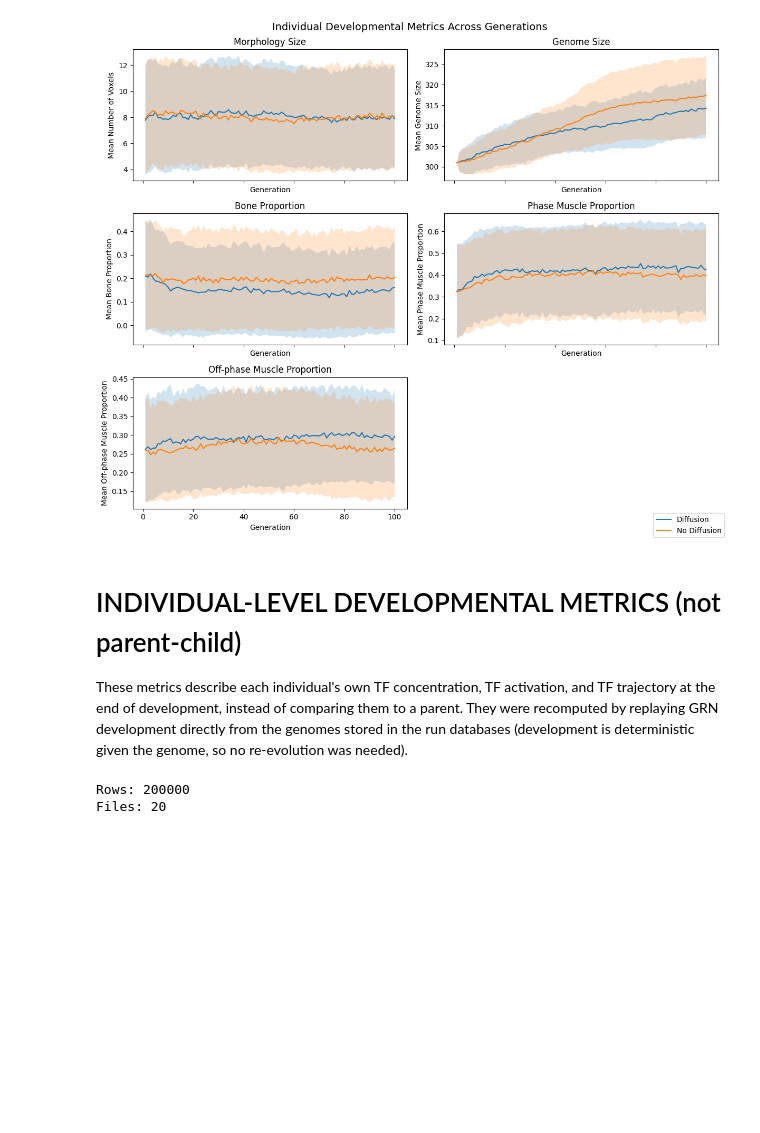
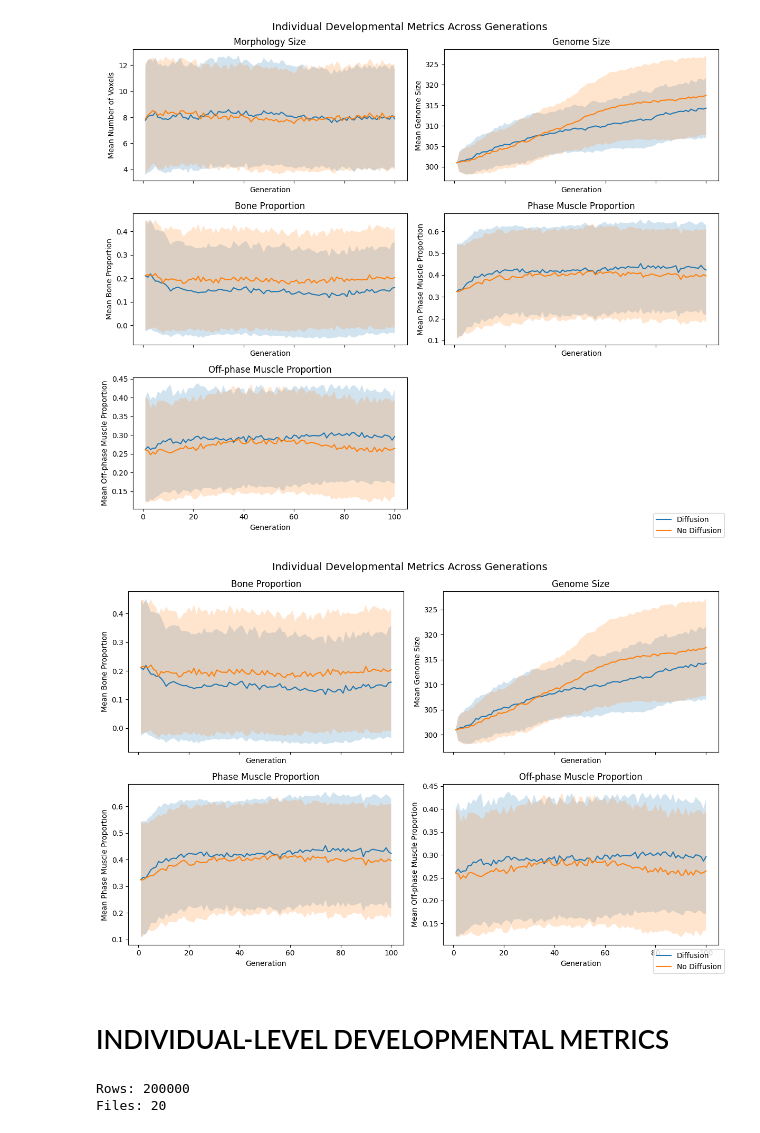
Before and after one commit to angel-a5/evogym-GRN-metrics, a Jupyter notebook: thesisMetrics.ipynb, the cells around one changed output. Cells and saved outputs as stored; diff of their text form; code cells hidden in the pictures; blank space fills up the shorter version.

```diff
--- a/thesisMetrics.ipynb
+++ b/thesisMetrics.ipynb
@@ -1242,10 +816,54 @@ plt.tight_layout()
 plt.show()
 # %% [output]
 [figure]
+# %%
+pure_metrics = [
+    ("bone_prop", "Bone Proportion", "Mean Bone Proportion"),
+    ("genome_size", "Genome Size", "Mean Genome Size"),
+    ("phase_muscle_prop", "Phase Muscle Proportion", "Mean Phase Muscle Proportion"),
+    ("offphase_muscle_prop", "Off-phase Muscle Proportion", "Mean Off-phase Muscle Proportion"),
+]
+
+summary = (
+    robot_data
+    .groupby(["condition", "born_generation"])
+    .agg({metric: ["mean", "std"] for metric, _, _ in pure_metrics})
+    .reset_index()
+)
+
+summary.columns = [
+    "_".join(col).strip("_") if isinstance(col, tuple) else col
+    for col in summary.columns
+]
+
+fig, axes = plt.subplots(2, 2, figsize=(12, 8), sharex=True)
+axes = axes.flatten()
+
+for ax, (metric, title, ylabel) in zip(axes, pure_metrics):
+    for condition in ["Diffusion", "No Diffusion"]:
+        subset = summary[summary["condition"] == condition]
+
+        x = subset["born_generation"]
+        y = subset[f"{metric}_mean"]
+        yerr = subset[f"{metric}_std"]
+
+        ax.plot(x, y, label=condition)
+        ax.fill_between(x, y - yerr, y + yerr, alpha=0.2)
+
+    ax.set_title(title)
+    ax.set_xlabel("Generation")
+    ax.set_ylabel(ylabel)
+
+handles, labels = axes[0].get_legend_handles_labels()
+fig.legend(handles, labels, loc="lower right")
+
+plt.suptitle("Individual Developmental Metrics Across Generations", fontsize=14)
+plt.tight_layout()
+plt.show()
+# %% [output]
+[figure, added]
 # %% [markdown]
-# INDIVIDUAL-LEVEL DEVELOPMENTAL METRICS (not parent-child)
-
-These metrics describe each individual's own TF concentration, TF activation, and TF trajectory at the end of development, instead of comparing them to a parent. They were recomputed by replaying GRN development directly from the genomes stored in the run databases (development is deterministic given the genome, so no re-evolution was needed).
+# INDIVIDUAL-LEVEL DEVELOPMENTAL METRICS
 # %%
 individual_dfs = []
 
```
Also changed, not shown: parts of 41 cells of this notebook.
